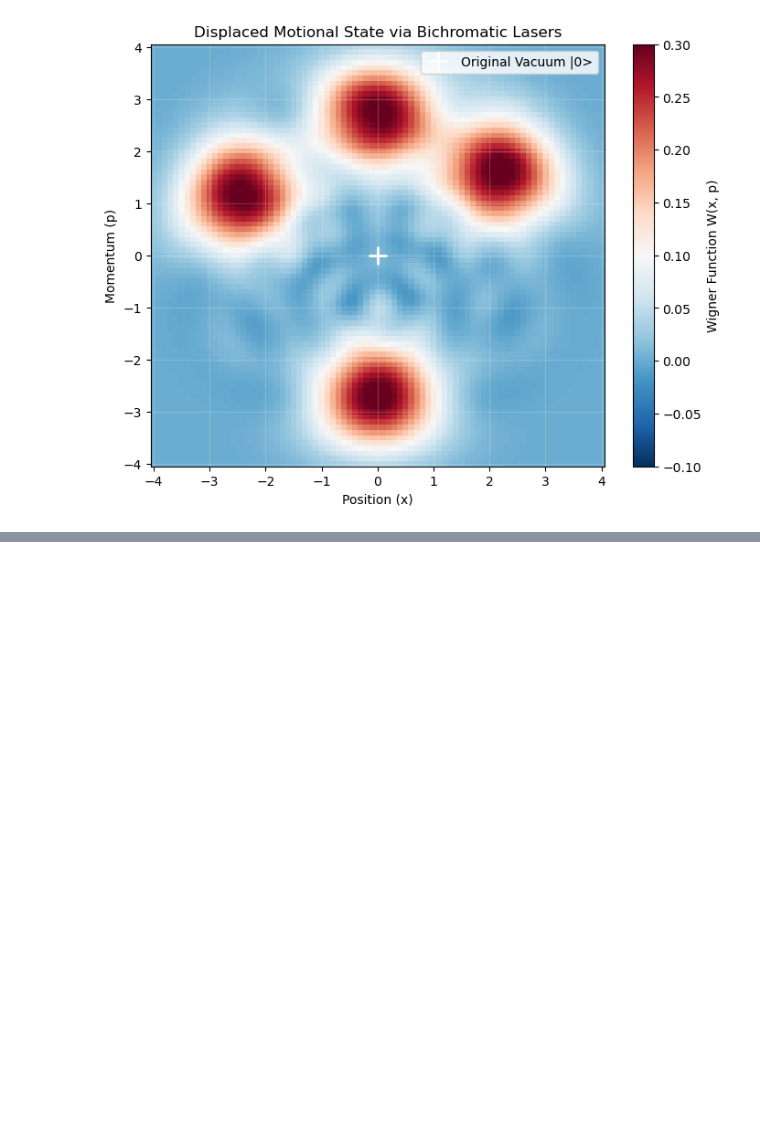
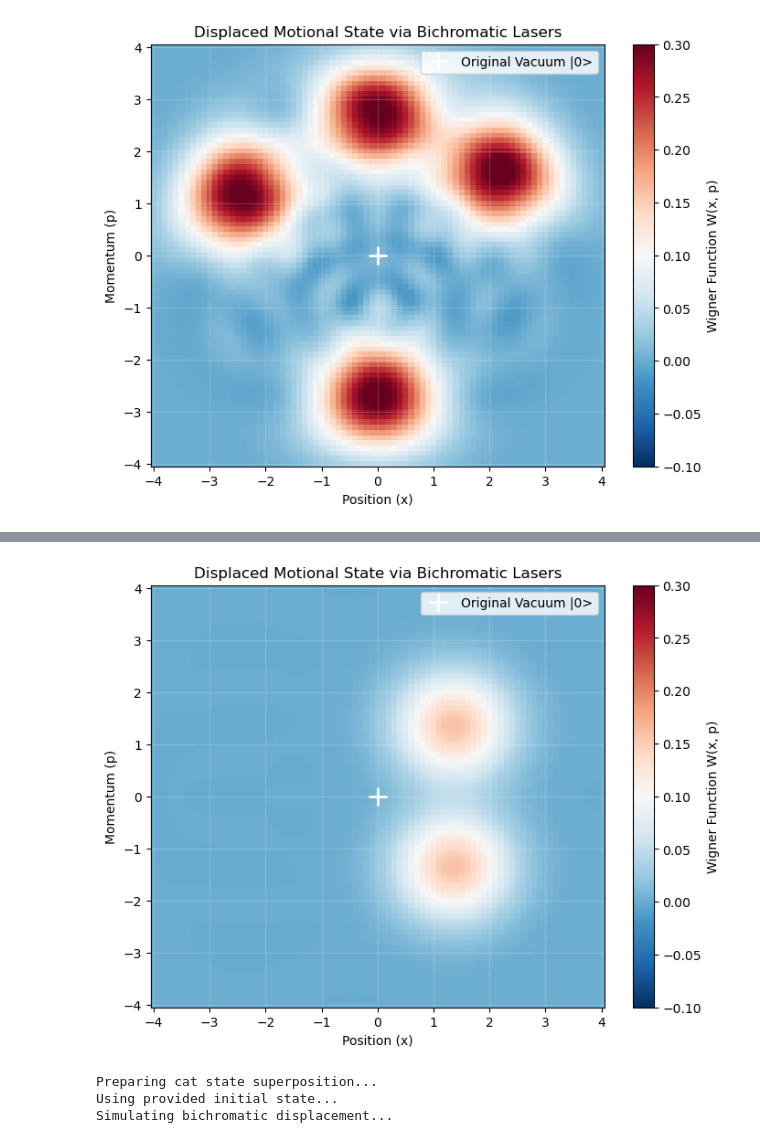
Before and after one commit to park2003/TestSQRLab, a Jupyter notebook: SDF_function.ipynb, the cells around one changed output, grey strips where cells are left out. Cells and saved outputs as stored; diff of their text form; code cells hidden in the pictures; blank space fills up the shorter version.

```diff
--- a/SDF_function.ipynb
+++ b/SDF_function.ipynb
@@ -143,0 +307,32 @@ Simulating bichromatic displacement...
+# %%
+final_state = SDF_apply_with_initial_state(pi/2, 50.0, true, final_state)
+rho_motional = ptrace(final_state, 1)
+
+b_fock = FockBasis(10)
+rho_fock = DenseOperator(b_fock, rho_motional.data)
+
+x_vec = -4.0:0.1:4.0
+p_vec = -4.0:0.1:4.0
+
+W = wigner(rho_fock, x_vec, p_vec)
+
+fig = figure(figsize=(8, 6))
+PyPlot.pcolormesh(x_vec, p_vec, W, cmap="RdBu_r", vmin=-0.1, vmax=0.3, shading="nearest")
+PyPlot.colorbar(label="Wigner Function W(x, p)")
+
+# Add a marker where the vacuum state (0,0) originally was
+PyPlot.plot([0], [0], "w+", markersize=15, markeredgewidth=2, label="Original Vacuum |0>")
+
+PyPlot.xlabel("Position (x)")
+PyPlot.ylabel("Momentum (p)")
+PyPlot.title("Displaced Motional State via Bichromatic Lasers")
+PyPlot.legend()
+PyPlot.grid(color="white", alpha=0.2)
+
+# Display the figure safely in Jupyter (removed show() to prevent the device warning)
+display(fig)
+# %% [output]
+[figure, added]
+Preparing cat state superposition...
+Using provided initial state...
+Simulating bichromatic displacement...
```
Also changed, not shown: parts of 16 cells of this notebook, 3 other files.
